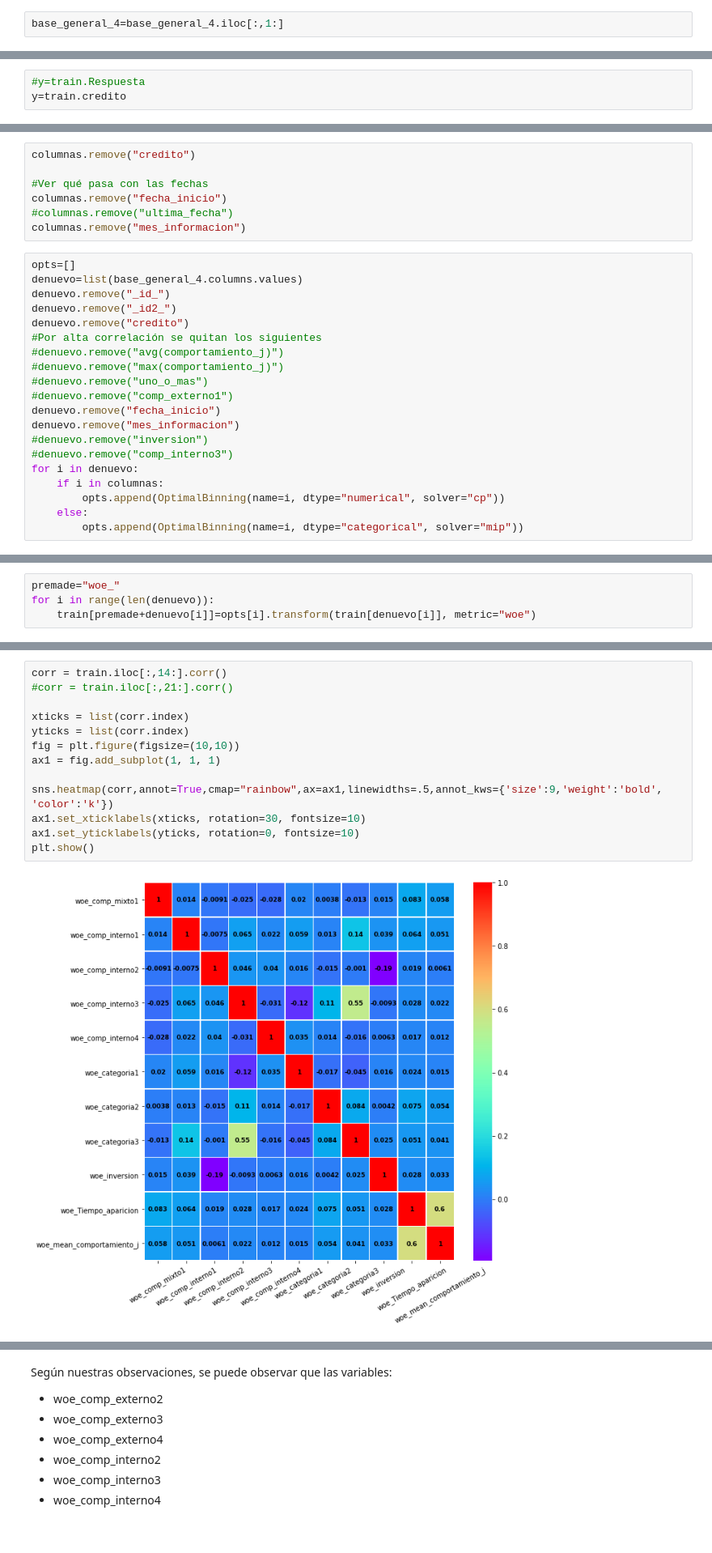
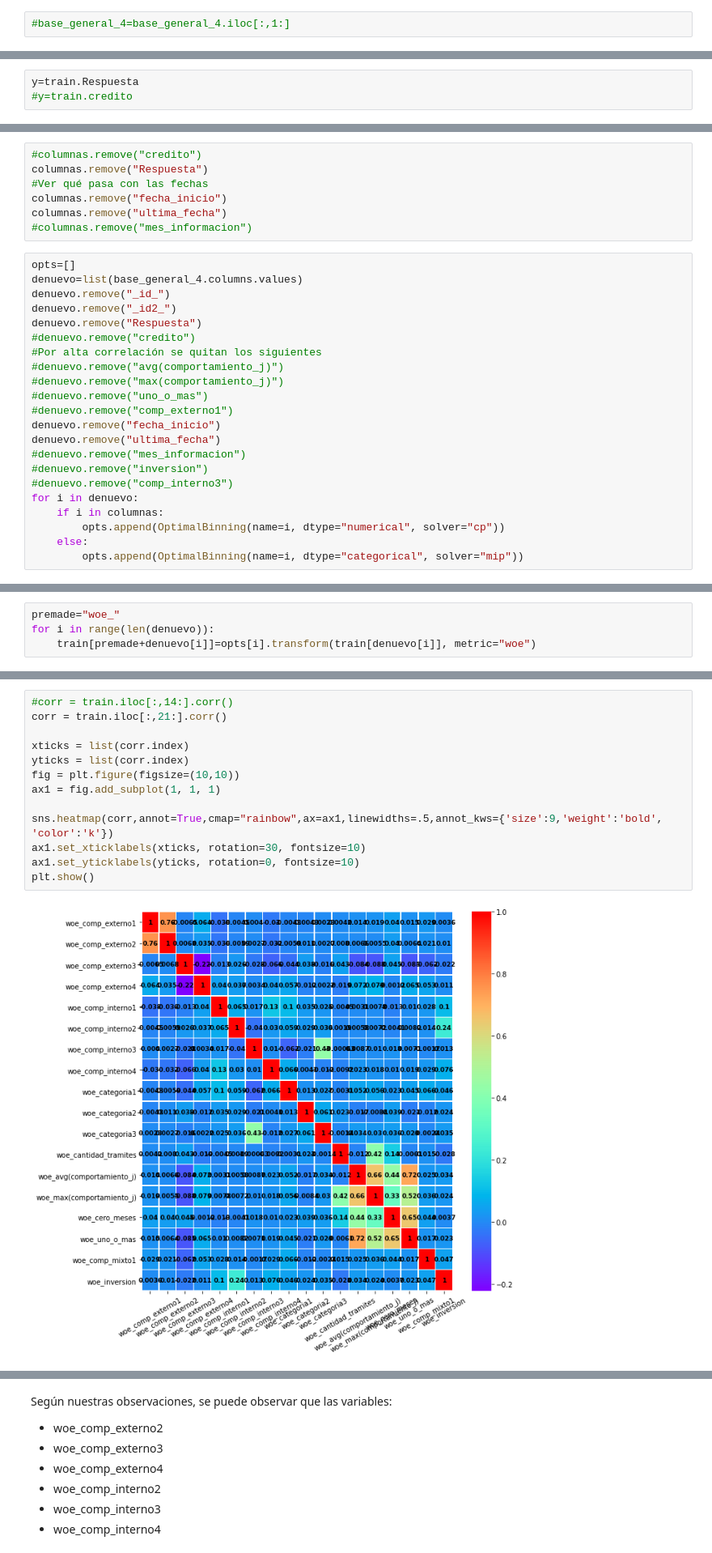
Before and after one commit to BrianPgz/HomeWork1_ML, a Jupyter notebook: Tarea2.ipynb, the cells around one changed output, grey strips where cells are left out. Shown at 81% size. Cells and saved outputs as stored; diff of their text form.

```diff
--- a/Tarea2.ipynb
+++ b/Tarea2.ipynb
@@ -317,5 +317,5 @@ base_general_4=pd.read_csv("C:\\Users\\andre\\Desktop\\Daniel .v\\Semestre 2022-
 # %%
-base_general_4=base_general_4.iloc[:,1:]
+#base_general_4=base_general_4.iloc[:,1:]
 # %%
 base_general_4.head()
 # %% [output]
@@ -377,6 +378,6 @@ memory usage: 1.7+ MB
 # %%
-#y=train.Respuesta
-y=train.credito
+y=train.Respuesta
+#y=train.credito
 # %%
 categoricas=[columnas.remove("comp_interno2"),columnas.remove("categoria1"),columnas.remove("categoria2"),columnas.remove("categoria3")]
 categoricas=["comp_interno2","categoria1","categoria2","categoria3"]
@@ -400,23 +408,25 @@ columnas
 # %%
-columnas.remove("credito")
-
+#columnas.remove("credito")
+columnas.remove("Respuesta")
 #Ver qué pasa con las fechas
 columnas.remove("fecha_inicio")
-#columnas.remove("ultima_fecha")
-columnas.remove("mes_informacion")
+columnas.remove("ultima_fecha")
+#columnas.remove("mes_informacion")
 # %%
 opts=[]
 denuevo=list(base_general_4.columns.values)
 denuevo.remove("_id_")
 denuevo.remove("_id2_")
-denuevo.remove("credito")
+denuevo.remove("Respuesta")
+#denuevo.remove("credito")
 #Por alta correlación se quitan los siguientes
 #denuevo.remove("avg(comportamiento_j)")
 #denuevo.remove("max(comportamiento_j)")
 #denuevo.remove("uno_o_mas")
 #denuevo.remove("comp_externo1")
 denuevo.remove("fecha_inicio")
-denuevo.remove("mes_informacion")
+denuevo.remove("ultima_fecha")
+#denuevo.remove("mes_informacion")
 #denuevo.remove("inversion")
 #denuevo.remove("comp_interno3")
 for i in denuevo:
@@ -449,16 +459,16 @@ train.head(10)
 # %%
-corr = train.iloc[:,14:].corr()
-#corr = train.iloc[:,21:].corr()
+#corr = train.iloc[:,14:].corr()
+corr = train.iloc[:,21:].corr()
 
 xticks = list(corr.index)
 yticks = list(corr.index)
 fig = plt.figure(figsize=(10,10))
 ax1 = fig.add_subplot(1, 1, 1)
 
 sns.heatmap(corr,annot=True,cmap="rainbow",ax=ax1,linewidths=.5,annot_kws={'size':9,'weight':'bold', 'color':'k'})
 ax1.set_xticklabels(xticks, rotation=30, fontsize=10)
 ax1.set_yticklabels(yticks, rotation=0, fontsize=10)
 plt.show()
 # %% [output]
-[figure, old version]
+[figure, new version]
 # %%
```
Also changed, not shown: parts of 46 cells of this notebook, 1 other file.
